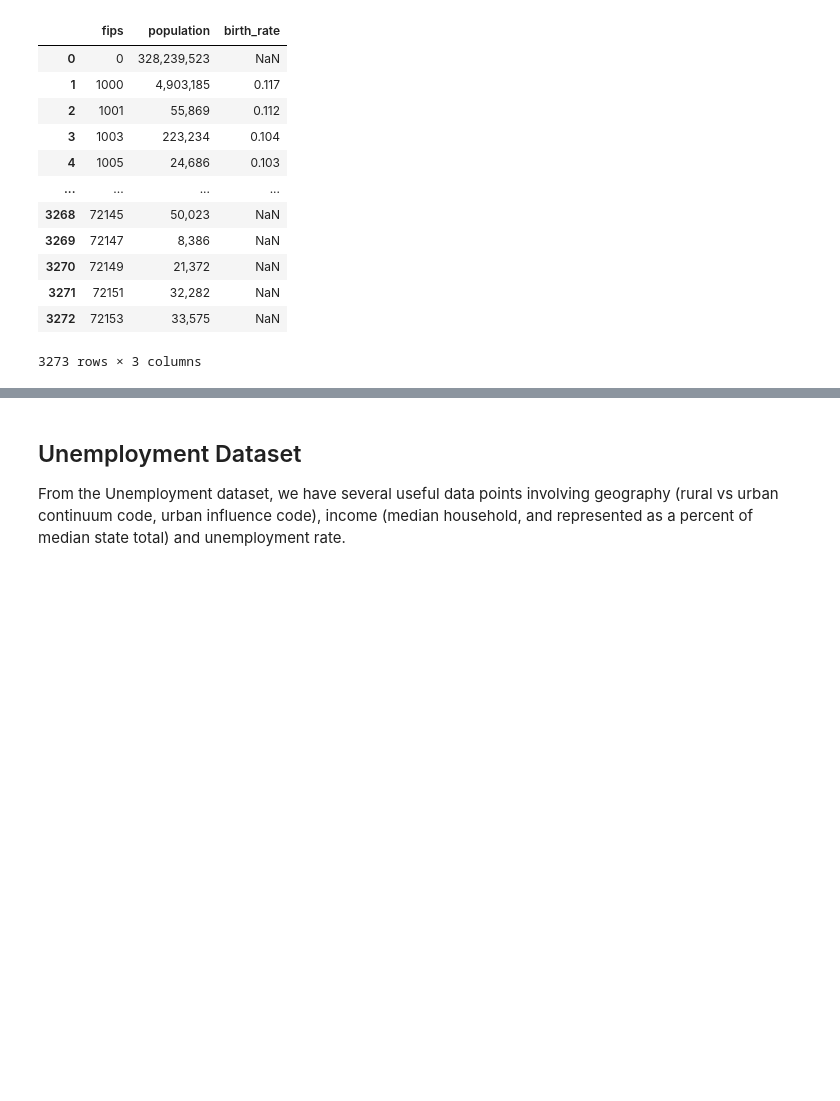
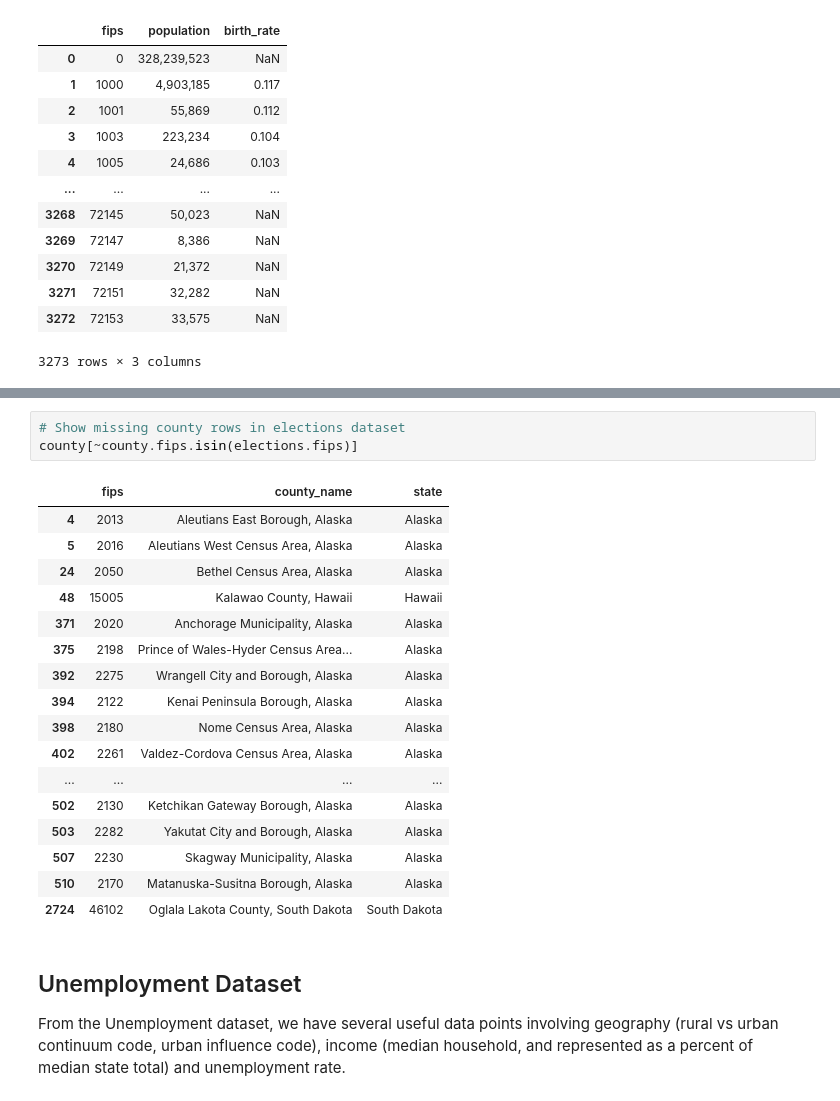
Before and after one commit to kuruparans/covid19-vaccine-hesitancy-analysis, a Jupyter notebook: data-cleaning.ipynb, the cells around one changed output, grey strips where cells are left out. Cells and saved outputs as stored; diff of their text form; blank space fills up the shorter version.

Commit message:
Check for missing county rows in datasets

```diff
--- a/data-cleaning.ipynb
+++ b/data-cleaning.ipynb
@@ -184,6 +202,27 @@ elections
 | 3109 | 17103 | Republican | Republican | Republican | Republican |
 | 3110 | 20063 | Republican | Republican | Republican | Republican |
 3111 rows × 5 columns
+# %%
+# Show missing county rows in elections dataset
+county[~county.fips.isin(elections.fips)]
+# %% [output]
+|  | fips | county_name | state |
+| 4 | 2013 | Aleutians East Borough, Alaska | Alaska |
+| 5 | 2016 | Aleutians West Census Area, Alaska | Alaska |
+| 24 | 2050 | Bethel Census Area, Alaska | Alaska |
+| 48 | 15005 | Kalawao County, Hawaii | Hawaii |
+| 371 | 2020 | Anchorage Municipality, Alaska | Alaska |
+| 375 | 2198 | Prince of Wales-Hyder Census Area... | Alaska |
+| 392 | 2275 | Wrangell City and Borough, Alaska | Alaska |
+| 394 | 2122 | Kenai Peninsula Borough, Alaska | Alaska |
+| 398 | 2180 | Nome Census Area, Alaska | Alaska |
+| 402 | 2261 | Valdez-Cordova Census Area, Alaska | Alaska |
+| ... | ... | ... | ... |
+| 502 | 2130 | Ketchikan Gateway Borough, Alaska | Alaska |
+| 503 | 2282 | Yakutat City and Borough, Alaska | Alaska |
+| 507 | 2230 | Skagway Municipality, Alaska | Alaska |
+| 510 | 2170 | Matanuska-Susitna Borough, Alaska | Alaska |
+| 2724 | 46102 | Oglala Lakota County, South Dakota | South Dakota |
 # %% [markdown]
 ## Unemployment Dataset
 From the Unemployment dataset, we have several useful data points involving geography (rural vs urban continuum code, urban influence code), income (median household, and represented as a percent of median state total) and unemployment rate.
```
Also changed, not shown: parts of 12 cells of this notebook.
